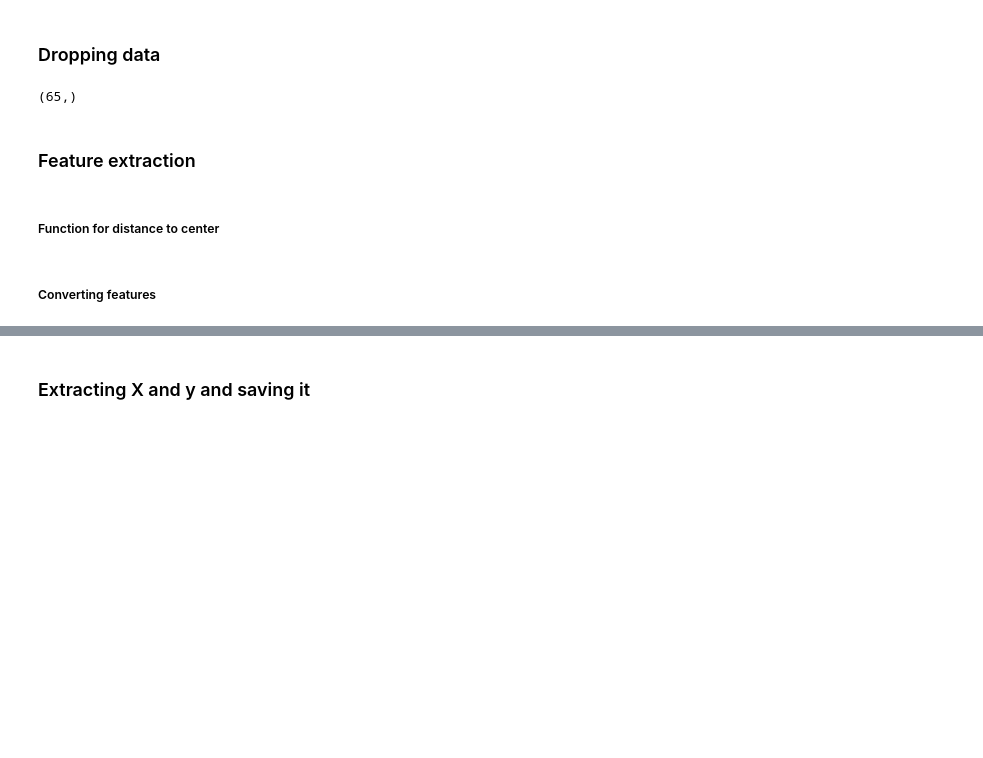
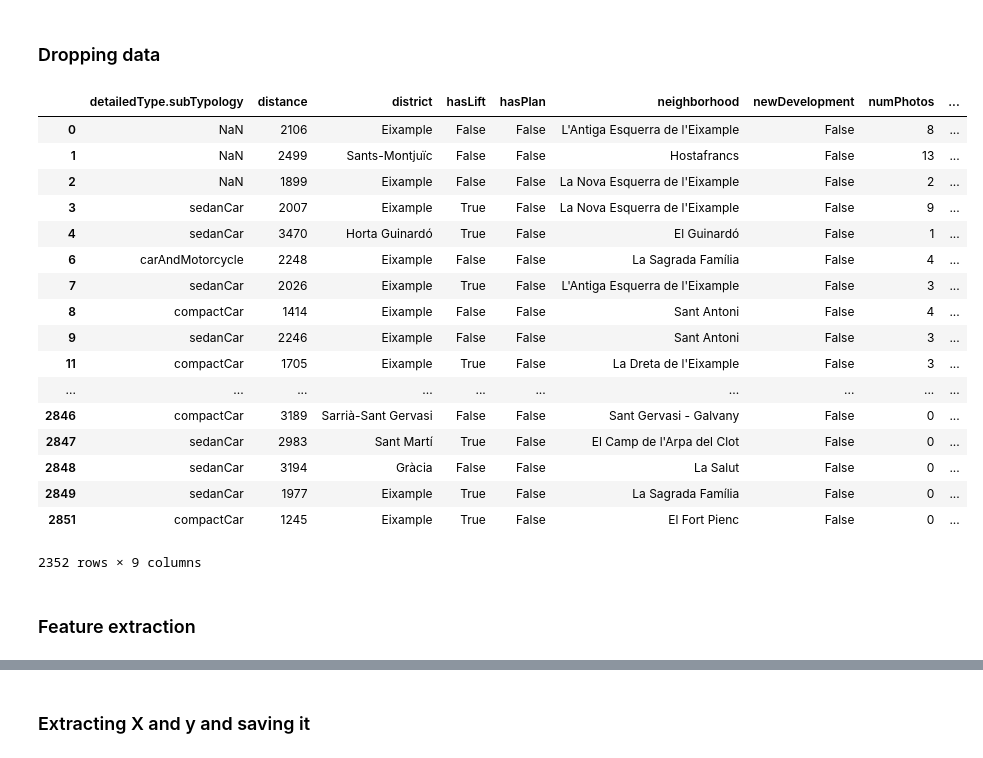
Before and after one commit to ADS2018UB/iDEALParking, a Jupyter notebook: ideal_parking/Analytics_data/ETL.ipynb, the cells around one changed output, grey strips where cells are left out. Drawn from its saved outputs; the diff is of its cells as text; code cells hidden in the pictures; blank space fills up the shorter version.

Commit message:
Revert "Change neighborhoods"
This reverts commit 0df438ff4133c7afc25c68fe060cd895d0089fcd.

```diff
--- a/ideal_parking/Analytics_data/ETL.ipynb
+++ b/ideal_parking/Analytics_data/ETL.ipynb
@@ -61,32 +38,47 @@ data
 # %%
 data = data.drop("detailedType.typology",1)
 data = data.drop("Unnamed: 0",1)
 data = data.drop("country",1)
 data = data.drop("has360",1)
 data = data.drop("has3DTour",1)
 data = data.drop("hasVideo",1)
 data = data.drop("externalReference",1)
 data = data.drop("operation",1)
 data = data.drop("propertyCode",1)
 data = data.drop("propertyType",1)
 data = data.drop("thumbnail",1)
 data = data.drop("newDevelopmentFinished",1)
 data = data.drop("url",1)
 data = data.drop("province",1)
 data = data.drop("showAddress",1)
 data = data.drop("address",1)
 data = data.drop("exterior",1)
 data = data.drop("suggestedTexts.title",1)
 data = data.drop("suggestedTexts.subtitle",1)
 data = data.drop("priceByArea",1)
+data = data.drop("latitude",1)
+data = data.drop("longitude",1)
 data = data.drop("floor",1)
 data = data.drop("municipality",1)
-data = data.drop("numPhotos",1)
+data
+# %% [output]
+|  | detailedType.subTypology | distance | district | hasLift | hasPlan | neighborhood | newDevelopment | numPhotos | ... |
+| 0 | NaN | 2106 | Eixample | False | False | L'Antiga Esquerra de l'Eixample | False | 8 | ... |
+| 1 | NaN | 2499 | Sants-Montjuïc | False | False | Hostafrancs | False | 13 | ... |
+| 2 | NaN | 1899 | Eixample | False | False | La Nova Esquerra de l'Eixample | False | 2 | ... |
+| 3 | sedanCar | 2007 | Eixample | True | False | La Nova Esquerra de l'Eixample | False | 9 | ... |
+| 4 | sedanCar | 3470 | Horta Guinardó | True | False | El Guinardó | False | 1 | ... |
+| 6 | carAndMotorcycle | 2248 | Eixample | False | False | La Sagrada Família | False | 4 | ... |
+| 7 | sedanCar | 2026 | Eixample | True | False | L'Antiga Esquerra de l'Eixample | False | 3 | ... |
+| 8 | compactCar | 1414 | Eixample | False | False | Sant Antoni | False | 4 | ... |
+| 9 | sedanCar | 2246 | Eixample | False | False | Sant Antoni | False | 3 | ... |
+| 11 | compactCar | 1705 | Eixample | True | False | La Dreta de l'Eixample | False | 3 | ... |
+| ... | ... | ... | ... | ... | ... | ... | ... | ... | ... |
+| 2846 | compactCar | 3189 | Sarrià-Sant Gervasi | False | False | Sant Gervasi - Galvany | False | 0 | ... |
+| 2847 | sedanCar | 2983 | Sant Martí | True | False | El Camp de l'Arpa del Clot | False | 0 | ... |
+| 2848 | sedanCar | 3194 | Gràcia | False | False | La Salut | False | 0 | ... |
+| 2849 | sedanCar | 1977 | Eixample | True | False | La Sagrada Família | False | 0 | ... |
+| 2851 | compactCar | 1245 | Eixample | True | False | El Fort Pienc | False | 0 | ... |
+2352 rows × 9 columns
-# %%
-np.unique(data['neighborhood']).shape
-# %% [output]
-(65,)
 # %% [markdown]
 ### Feature extraction
-# %% [markdown]
-##### Function for distance to center
@@ -106,5 +85,3 @@ def coordinates_to_distance(latitude,longitude):
-# %% [markdown]
-##### Converting features
 # %%
 # Renaming all features
 data = data.rename(columns={"detailedType.subTypology":"Type", "neighborhood":"Neighborhood", "distance":"Distance" })
```
Also changed, not shown: parts of 14 cells of this notebook.
